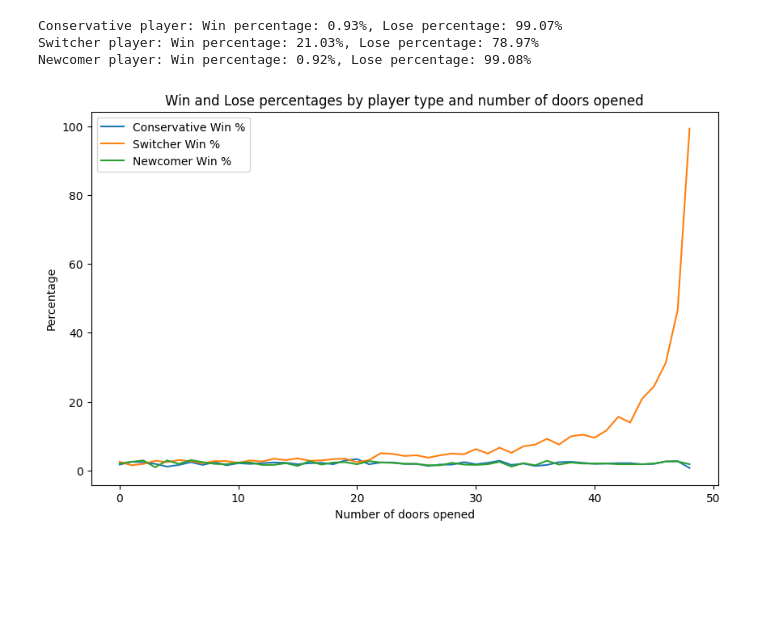
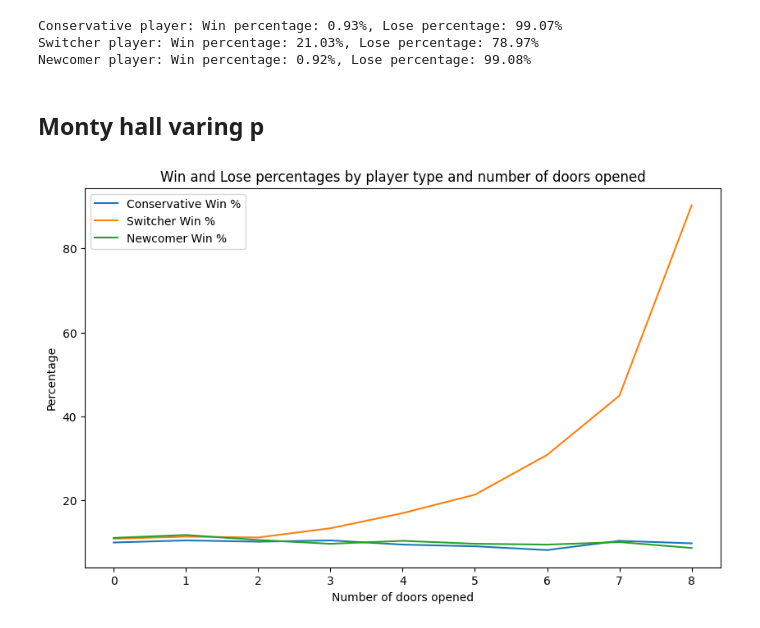
Before and after one commit to domvol/astrostatistics_bicocca_2025, a Jupyter notebook: Time_to_get_you_hands_dirty/Monty_haal_problem.ipynb, the cells around one changed output. Saved outputs shown, nothing was run; the diff lists cells and outputs as text; code cells hidden in the pictures; blank space fills up the shorter version.

```diff
--- a/Time_to_get_you_hands_dirty/Monty_haal_problem.ipynb
+++ b/Time_to_get_you_hands_dirty/Monty_haal_problem.ipynb
@@ -96,12 +96,14 @@ print(f"Newcomer player: Win percentage: {(win_new*100)/trials}%, Lose percentag
 Conservative player: Win percentage: 0.93%, Lose percentage: 99.07%
 Switcher player: Win percentage: 21.03%, Lose percentage: 78.97%
 Newcomer player: Win percentage: 0.92%, Lose percentage: 99.08%
+# %% [markdown]
+## Monty hall varing p
 # %%
 import numpy as np
 import matplotlib.pyplot as plt
 
 trials = 1000
-num_doors = 50
+num_doors = 10
 results = []
 
 for doors_to_open in range(num_doors-1):
@@ -139,31 +141,31 @@ for doors_to_open in range(num_doors-1):
             else:
                 lose_swi += 1
 
         newcomer = np.random.randint(0, num_doors)  # Use randint instead of choice
         if doors[newcomer] == 1:
             win_new += 1
         else:
             lose_new += 1
 
     # Add results only once per doors_to_open value
     results.append([
         [doors_to_open, (win_cons*100)/trials, (lose_cons*100)/trials],
         [doors_to_open, (win_swi*100)/trials, (lose_swi*100)/trials],
         [doors_to_open, (win_new*100)/trials, (lose_new*100)/trials]
     ])
 
 # Convert results to a numpy array for easier manipulation
 results_array = np.array(results)
 
 # Plot the results
 fig, ax = plt.subplots(figsize=(10, 6))
 
 for i, player_type in enumerate(['Conservative', 'Switcher', 'Newcomer']):
     ax.plot(results_array[:, i, 0], results_array[:, i, 1], label=f'{player_type} Win %')
 ax.set_title('Win and Lose percentages by player type and number of doors opened')
 ax.set_xlabel('Number of doors opened')
 ax.set_ylabel('Percentage')
 ax.legend()
 plt.show()
 # %% [output]
-[figure, old version]
+[figure, new version]
```
Also changed, not shown: parts of 3 cells of this notebook.
